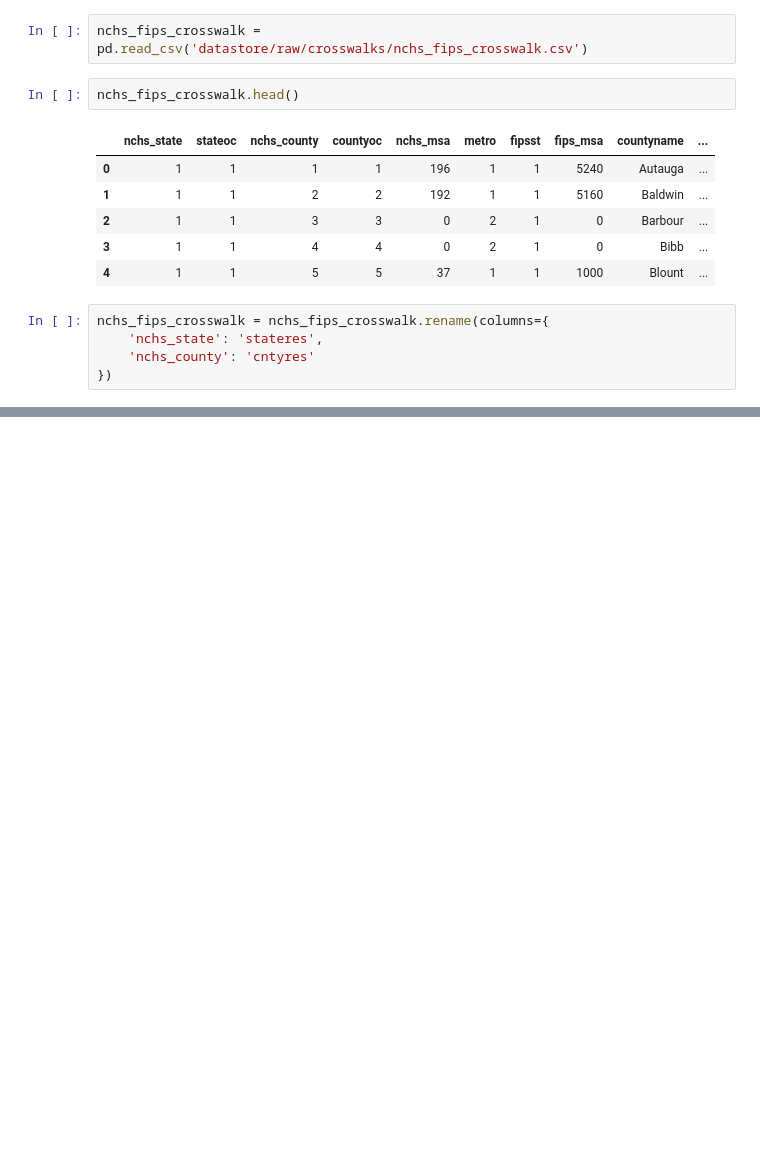
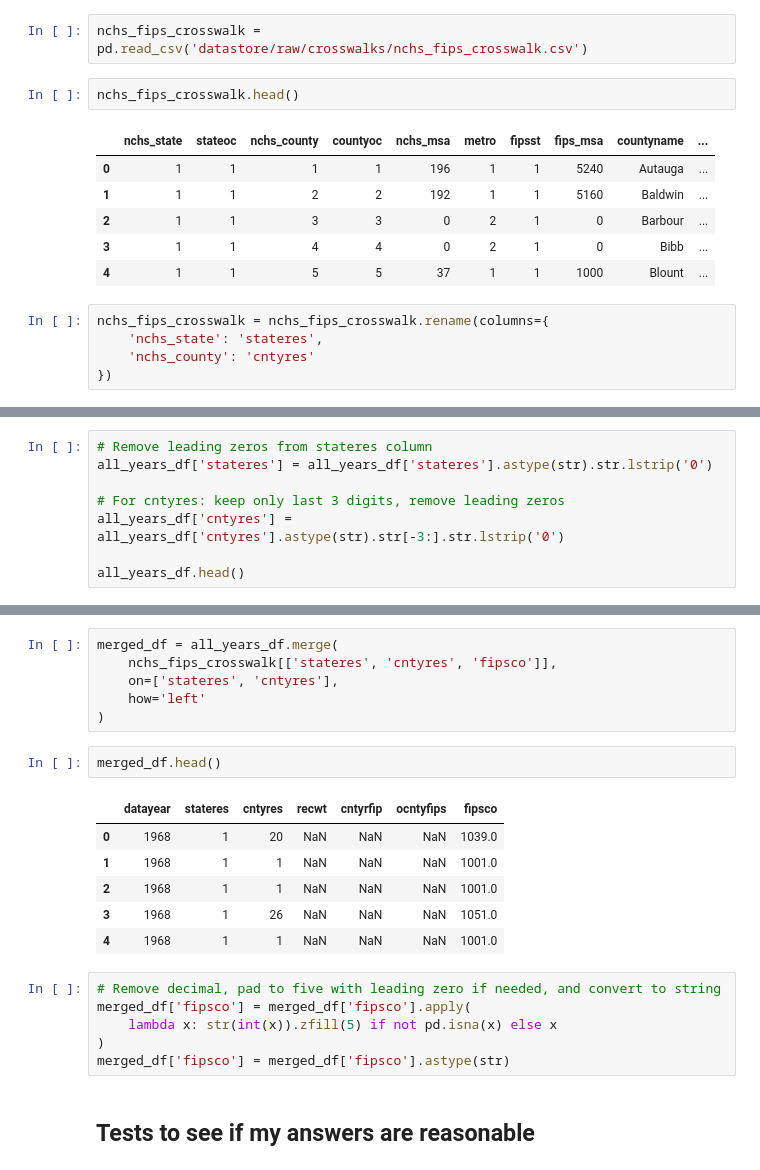
Before and after one commit to elizagoler/RecessionFertility, a Jupyter notebook: source/derived/county_gfrs/explore_natality.ipynb, the cells around one changed output, grey strips where cells are left out. Drawn from its saved outputs; the diff is of its cells as text; blank space fills up the shorter version.

```diff
--- a/source/derived/county_gfrs/explore_natality.ipynb
+++ b/source/derived/county_gfrs/explore_natality.ipynb
@@ -115,0 +145,8 @@ all_years_df.dtypes
+# %%
+# Remove leading zeros from stateres column
+all_years_df['stateres'] = all_years_df['stateres'].astype(str).str.lstrip('0')
+
+# For cntyres: keep only last 3 digits, remove leading zeros
+all_years_df['cntyres'] = all_years_df['cntyres'].astype(str).str[-3:].str.lstrip('0')
+
+all_years_df.head()
@@ -115,0 +160,23 @@ all_years_df.dtypes
+# %%
+merged_df = all_years_df.merge(
+    nchs_fips_crosswalk[['stateres', 'cntyres', 'fipsco']],
+    on=['stateres', 'cntyres'],
+    how='left'
+)
+# %%
+merged_df.head()
+# %% [output]
+|  | datayear | stateres | cntyres | recwt | cntyrfip | ocntyfips | fipsco |
+| 0 | 1968 | 1 | 20 | NaN | NaN | NaN | 1039.0 |
+| 1 | 1968 | 1 | 1 | NaN | NaN | NaN | 1001.0 |
+| 2 | 1968 | 1 | 1 | NaN | NaN | NaN | 1001.0 |
+| 3 | 1968 | 1 | 26 | NaN | NaN | NaN | 1051.0 |
+| 4 | 1968 | 1 | 1 | NaN | NaN | NaN | 1001.0 |
+# %%
+# Remove decimal, pad to five with leading zero if needed, and convert to string
+merged_df['fipsco'] = merged_df['fipsco'].apply(
+    lambda x: str(int(x)).zfill(5) if not pd.isna(x) else x
+)
+merged_df['fipsco'] = merged_df['fipsco'].astype(str)
+# %% [markdown]
+## Tests to see if my answers are reasonable ##
```
Also changed, not shown: parts of 31 cells of this notebook, 1 other file.
